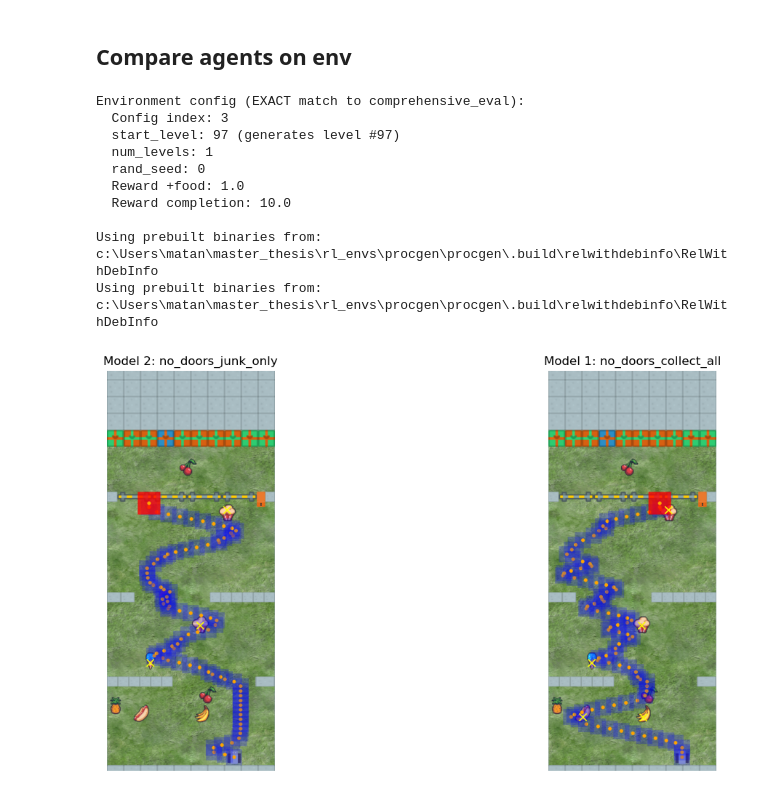
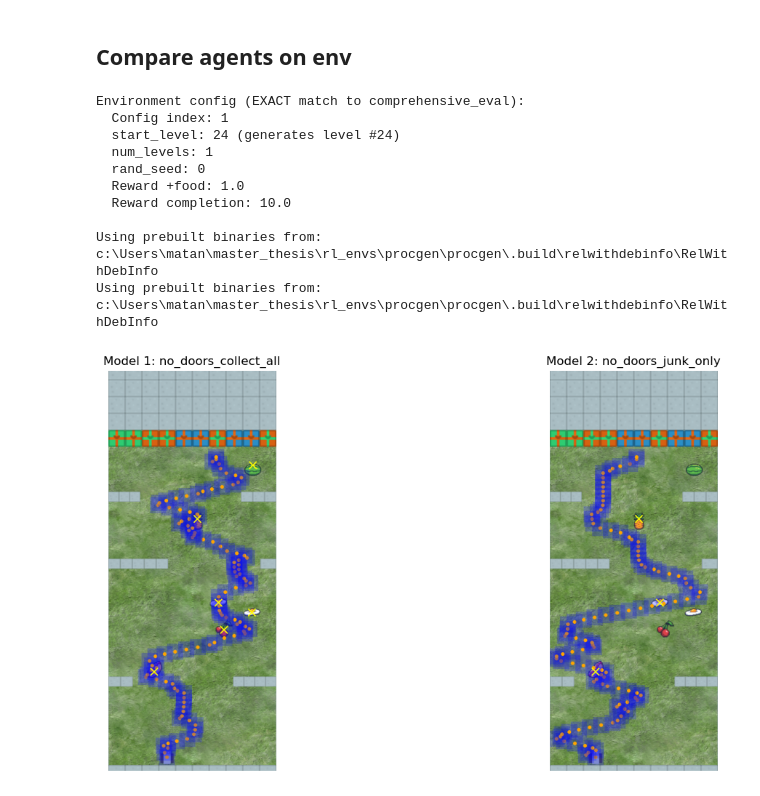
Before and after one commit to matansol/dpu_fruitbot, a Jupyter notebook: evaluate_agents.ipynb, the cells around one changed output. Drawn from its saved outputs; the diff is of its cells as text; code cells hidden in the pictures.

```diff
--- a/evaluate_agents.ipynb
+++ b/evaluate_agents.ipynb
@@ -887,19 +962,21 @@ print([l for l in levels4 if l in levels5])
 import dpu_clf
 from stable_baselines3 import PPO
 import gym
+import importlib
 import matplotlib.pyplot as plt
+importlib.reload(dpu_clf)
 
 # Match EXACTLY what evaluate_comprehensive.py does
-model1_index = 2
-model2_index = 1
+model1_index = 1
+model2_index = 2
 model_path1 = easy_models_dict[model1_index]['path']
 model_path2 = easy_models_dict[model2_index]['path']
 
 agent1 = PPO.load(model_path1)
 agent2 = PPO.load(model_path2)
 # [49, 1, 2], [31, 70, 92], [54, 95, 50], [82, 20, 32]
-config_index = 3
-start_level = 97
+config_index = 1
+start_level = 24
 
 seed=0
 
@@ -933,35 +1010,38 @@ env1 = gym.make("procgen:procgen-fruitbot-v0", **env_config)
 env2 = gym.make("procgen:procgen-fruitbot-v0", **env_config)
 
 # done = False
+# step = 0
 # obs= env1.reset()
 # while not done:
-#     action, _states = agent1.predict(obs, deterministic=True)
+#     action, _states = agent2.predict(obs, deterministic=True)
 #     obs, reward, done, info = env1.step(action)
-#     print(f"Agent 1 - Action: {action}, Reward: {reward}, Done: {done}")
+#     step += 1
+#     if reward != 0 or done:
+#         print(f"Agent 2 - Step: {step}, Action: {action}, Reward: {reward}, Done: {done}")
 
 
 image1, image2 = dpu_clf.compare_models(env1, env2, agent1, agent2)
 fig, axes = plt.subplots(1, 2, figsize=(16, 6))
 
 axes[0].imshow(image1)
 axes[0].set_title(f"Model {model1_index}: {easy_models_dict[model1_index]['name']}")
 axes[0].axis('off')
 
 axes[1].imshow(image2)
 axes[1].set_title(f"Model {model2_index}: {easy_models_dict[model2_index]['name']}")
 axes[1].axis('off')
 
 plt.tight_layout()
 plt.show()
 # %% [output]
 Environment config (EXACT match to comprehensive_eval):
-  Config index: 3
-  start_level: 97 (generates level #97)
+  Config index: 1
+  start_level: 24 (generates level #24)
   num_levels: 1
   rand_seed: 0
   Reward +food: 1.0
   Reward completion: 10.0
 
 Using prebuilt binaries from: c:\Users\matan\master_thesis\rl_envs\procgen\procgen\.build\relwithdebinfo\RelWithDebInfo
 Using prebuilt binaries from: c:\Users\matan\master_thesis\rl_envs\procgen\procgen\.build\relwithdebinfo\RelWithDebInfo
-[figure, old version]
+[figure, new version]
```
Also changed, not shown: parts of 18 cells of this notebook, 13 other files.
